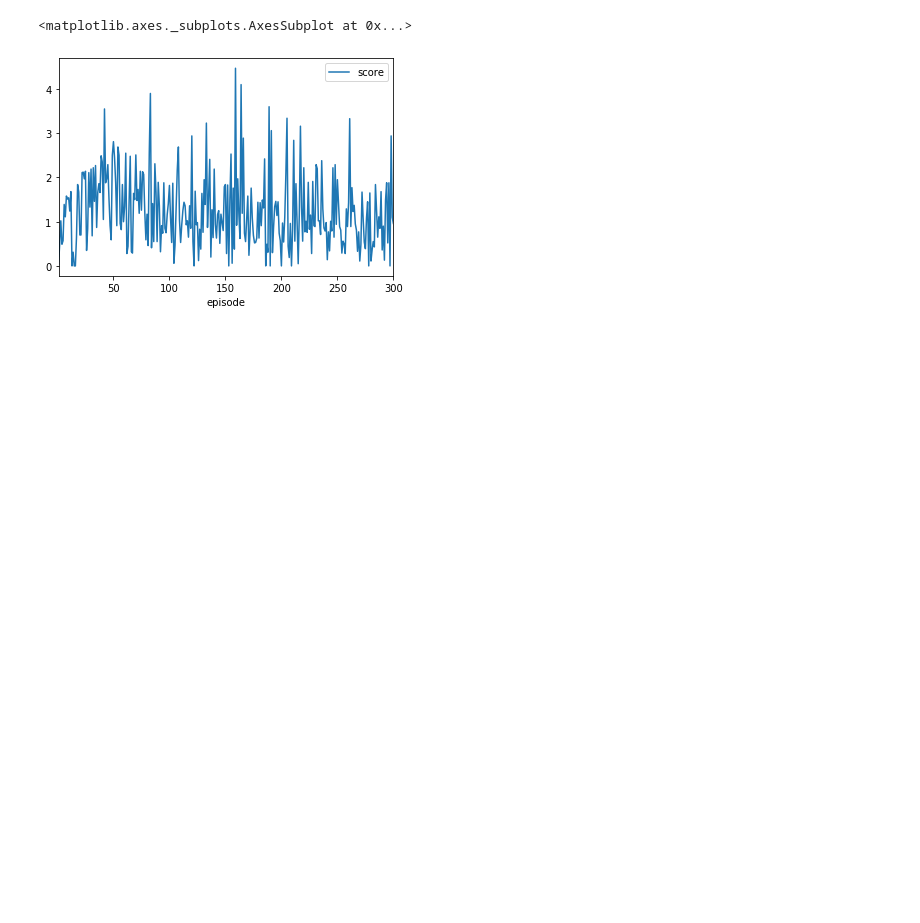
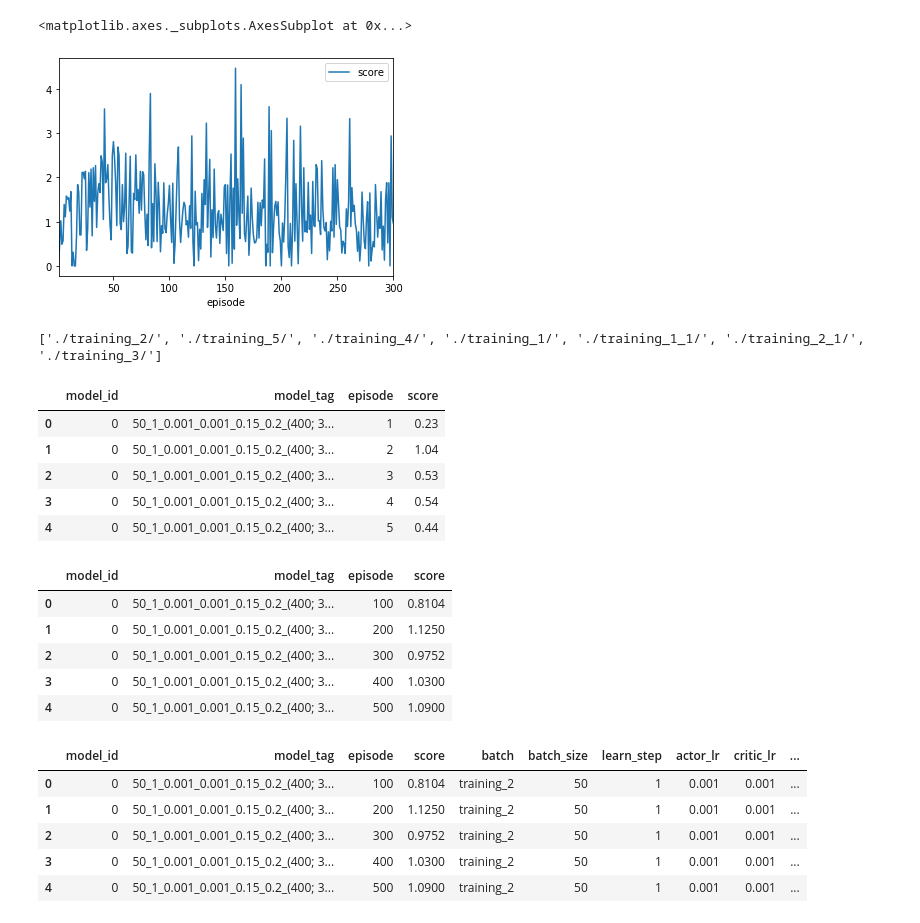
Before and after one commit to jrfalou/UdacityRL, a Jupyter notebook: ContinuousControl/Results/results_analysis_tmp.ipynb, the cells around one changed output. Saved outputs shown, nothing was run; the diff lists cells and outputs as text; code cells hidden in the pictures; blank space fills up the shorter version.

```diff
--- a/ContinuousControl/Results/results_analysis_tmp.ipynb
+++ b/ContinuousControl/Results/results_analysis_tmp.ipynb
@@ -12,0 +15,50 @@ model_1.plot()
+# %%
+results_dirs = glob.glob('./training_*/')
+print(results_dirs)
+# %% [output]
+['./training_2/', './training_5/', './training_4/', './training_1/', './training_1_1/', './training_2_1/', './training_3/']
+# %%
+df_results_tmp_list = []
+df_results_list = []
+df_results_details_list = []
+for results_dir in results_dirs:
+    df_tmp = pd.read_csv(results_dir + 'train_results_tmp.csv', names=['model_id', 'model_tag', 'episode', 'score'])
+    df = pd.read_csv(results_dir + 'train_results.csv', names=['model_id', 'model_tag', 'episode', 'score'])
+    df_results_tmp_list.append(df_tmp)
+    df_results_list.append(df)
+
+    training_batch = results_dir.replace('/', '').replace('.', '')
+    df_details = df.copy()
+    df_details['batch'] = training_batch
+    model_tags = ['batch_size', 'learn_step', 'actor_lr', 'critic_lr', 'noise_theta', 'noise_sigma', 'actor_nn', 'critic_nn']
+    for i in range(len(model_tags)):
+        model_tag = model_tags[i]
+        df_details[model_tag] = df_details.apply(lambda row: row['model_tag'].split('_')[i], axis=1)
+    df_results_details_list.append(df_details)
+
+df_results_tmp = pd.concat(df_results_tmp_list, axis=0, sort=False)
+df_results = pd.concat(df_results_list, axis=0, sort=False)
+df_details = pd.concat(df_results_details_list, axis=0, sort=False)
+
+display(df_results_tmp.iloc[:5])
+display(df_results.iloc[:5])
+display(df_details.iloc[:5])
+# %% [output]
+|  | model_id | model_tag | episode | score |
+| 0 | 0 | 50_1_0.001_0.001_0.15_0.2_(400; 3... | 1 | 0.23 |
+| 1 | 0 | 50_1_0.001_0.001_0.15_0.2_(400; 3... | 2 | 1.04 |
+| 2 | 0 | 50_1_0.001_0.001_0.15_0.2_(400; 3... | 3 | 0.53 |
+| 3 | 0 | 50_1_0.001_0.001_0.15_0.2_(400; 3... | 4 | 0.54 |
+| 4 | 0 | 50_1_0.001_0.001_0.15_0.2_(400; 3... | 5 | 0.44 |
+|  | model_id | model_tag | episode | score |
+| 0 | 0 | 50_1_0.001_0.001_0.15_0.2_(400; 3... | 100 | 0.8104 |
+| 1 | 0 | 50_1_0.001_0.001_0.15_0.2_(400; 3... | 200 | 1.1250 |
+| 2 | 0 | 50_1_0.001_0.001_0.15_0.2_(400; 3... | 300 | 0.9752 |
+| 3 | 0 | 50_1_0.001_0.001_0.15_0.2_(400; 3... | 400 | 1.0300 |
+| 4 | 0 | 50_1_0.001_0.001_0.15_0.2_(400; 3... | 500 | 1.0900 |
+|  | model_id | model_tag | episode | score | batch | batch_size | learn_step | actor_lr | critic_lr | ... |
+| 0 | 0 | 50_1_0.001_0.001_0.15_0.2_(400; 3... | 100 | 0.8104 | training_2 | 50 | 1 | 0.001 | 0.001 | ... |
+| 1 | 0 | 50_1_0.001_0.001_0.15_0.2_(400; 3... | 200 | 1.1250 | training_2 | 50 | 1 | 0.001 | 0.001 | ... |
+| 2 | 0 | 50_1_0.001_0.001_0.15_0.2_(400; 3... | 300 | 0.9752 | training_2 | 50 | 1 | 0.001 | 0.001 | ... |
+| 3 | 0 | 50_1_0.001_0.001_0.15_0.2_(400; 3... | 400 | 1.0300 | training_2 | 50 | 1 | 0.001 | 0.001 | ... |
+| 4 | 0 | 50_1_0.001_0.001_0.15_0.2_(400; 3... | 500 | 1.0900 | training_2 | 50 | 1 | 0.001 | 0.001 | ... |
```
Also changed, not shown: parts of 9 cells of this notebook, 39 other files.
